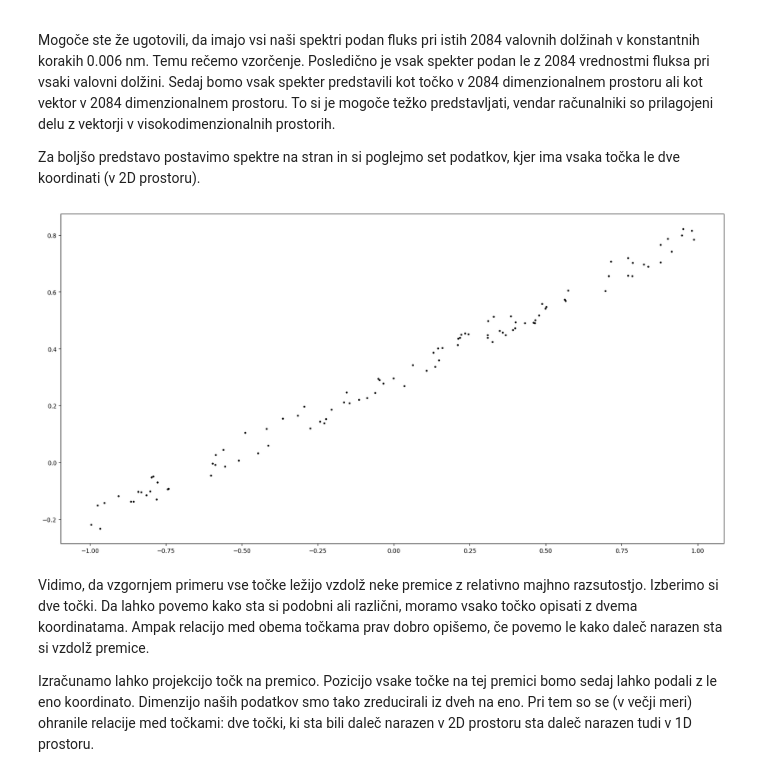
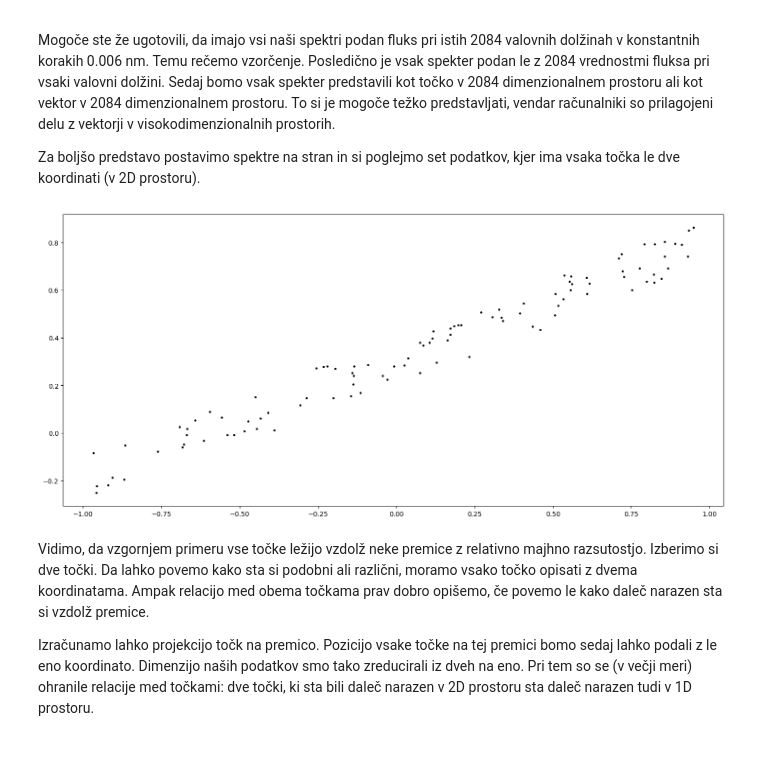
Before and after one commit to sheliak/klasifikacija_spektrov, a Jupyter notebook: klasifikacija.ipynb, the cells around one changed output. Drawn from its saved outputs; the diff is of its cells as text; code cells hidden in the pictures.

```diff
--- a/klasifikacija.ipynb
+++ b/klasifikacija.ipynb
@@ -20,9 +20,10 @@ from ipywidgets import interactive, Label, Layout, FloatSlider, Dropdown
 import numpy as np
 from matplotlib import pyplot as plt
 from matplotlib import colors
-plt.rcParams["figure.figsize"] = (20, 10)
+plt.rcParams["figure.figsize"] = (18, 8)
 from IPython.display import Audio, Markdown, display, clear_output
 import urllib.request
+from sklearn.decomposition import PCA
 # %% [markdown]
 <a id='spoznajmo spektre'></a>
 ## Spoznajmo spektre zvezd
@@ -181,15 +191,15 @@ Za boljšo predstavo postavimo spektre na stran in si poglejmo set podatkov, kje
 # %%
 # Generirajmo 2D podatke
 
 x=np.random.rand(100)*2-1
-y=0.5*x+0.3+np.random.rand(100)*0.1-0.05
+y=0.5*x+0.3+np.random.rand(100)*0.2-0.1
 
 fig=plt.figure(1)
 ax=fig.add_subplot(111)
 ax.scatter(x,y,s=5,c='k')
 plt.show()
 # %% [output]
-[figure, old version]
+[figure, new version]
 # %% [markdown]
 Vidimo, da vzgornjem primeru vse točke ležijo vzdolž neke premice z relativno majhno razsutostjo. Izberimo si dve točki. Da lahko povemo kako sta si podobni ali različni, moramo vsako točko opisati z dvema koordinatama. Ampak relacijo med obema točkama prav dobro opišemo, če povemo le kako daleč narazen sta si vzdolž premice.
 
```
Also changed, not shown: parts of 8 cells of this notebook.
